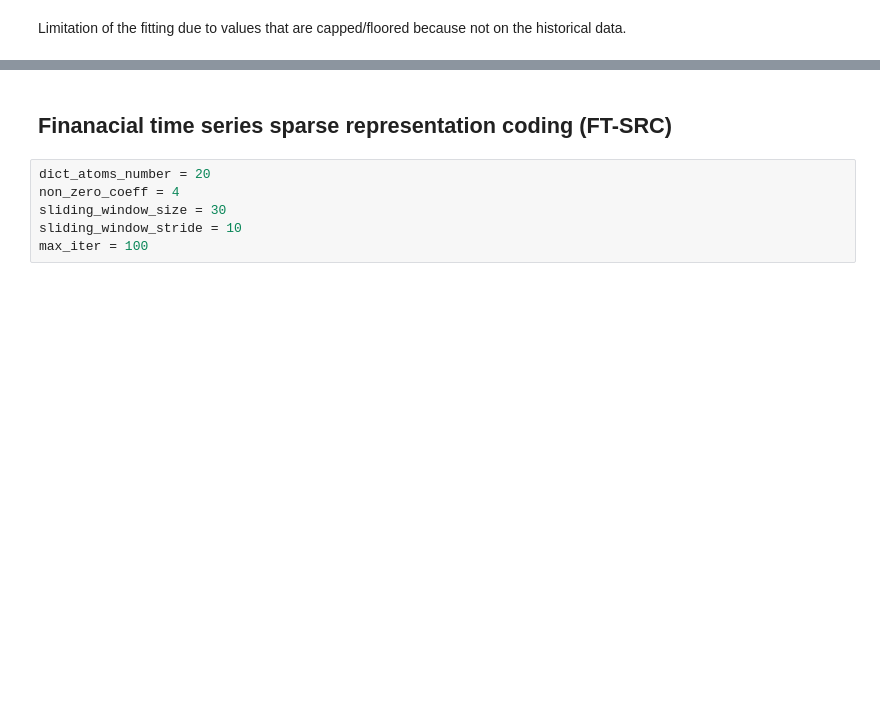
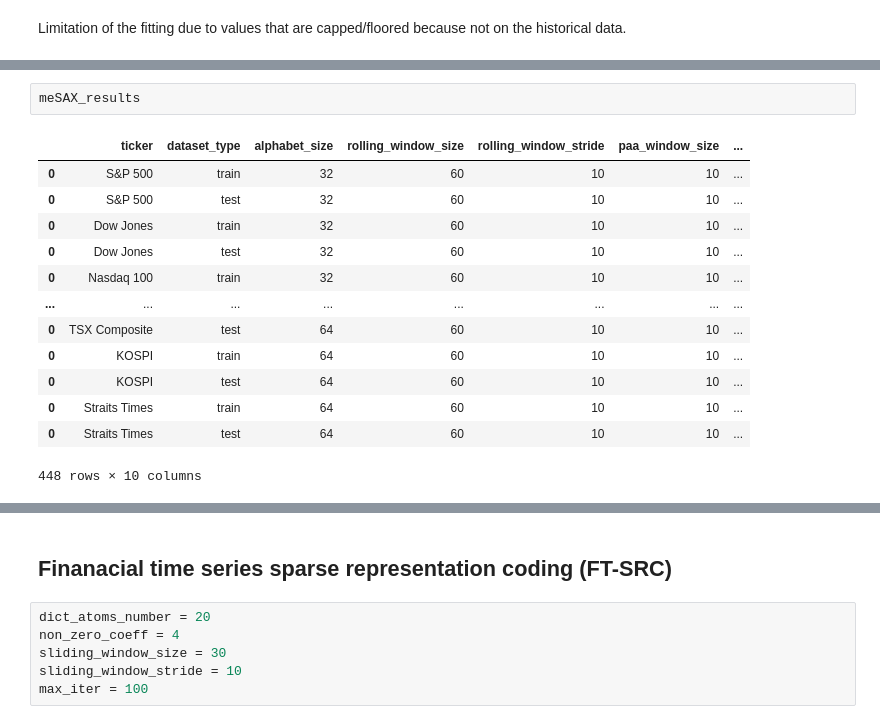
Before and after one commit to SullivanCastro/TimeSeriesProject, a Jupyter notebook: experiments.ipynb, the cells around one changed output, grey strips where cells are left out. Cells and saved outputs as stored; diff of their text form; blank space fills up the shorter version.

Commit message:
meSAX results

```diff
--- a/experiments.ipynb
+++ b/experiments.ipynb
@@ -198,0 +323,16 @@ RMSRE: 1.2437305176481566
+# %%
+meSAX_results
+# %% [output]
+|  | ticker | dataset_type | alphabet_size | rolling_window_size | rolling_window_stride | paa_window_size | ... |
+| 0 | S&P 500 | train | 32 | 60 | 10 | 10 | ... |
+| 0 | S&P 500 | test | 32 | 60 | 10 | 10 | ... |
+| 0 | Dow Jones | train | 32 | 60 | 10 | 10 | ... |
+| 0 | Dow Jones | test | 32 | 60 | 10 | 10 | ... |
+| 0 | Nasdaq 100 | train | 32 | 60 | 10 | 10 | ... |
+| ... | ... | ... | ... | ... | ... | ... | ... |
+| 0 | TSX Composite | test | 64 | 60 | 10 | 10 | ... |
+| 0 | KOSPI | train | 64 | 60 | 10 | 10 | ... |
+| 0 | KOSPI | test | 64 | 60 | 10 | 10 | ... |
+| 0 | Straits Times | train | 64 | 60 | 10 | 10 | ... |
+| 0 | Straits Times | test | 64 | 60 | 10 | 10 | ... |
+448 rows × 10 columns
```
Also changed, not shown: parts of 14 cells of this notebook.
